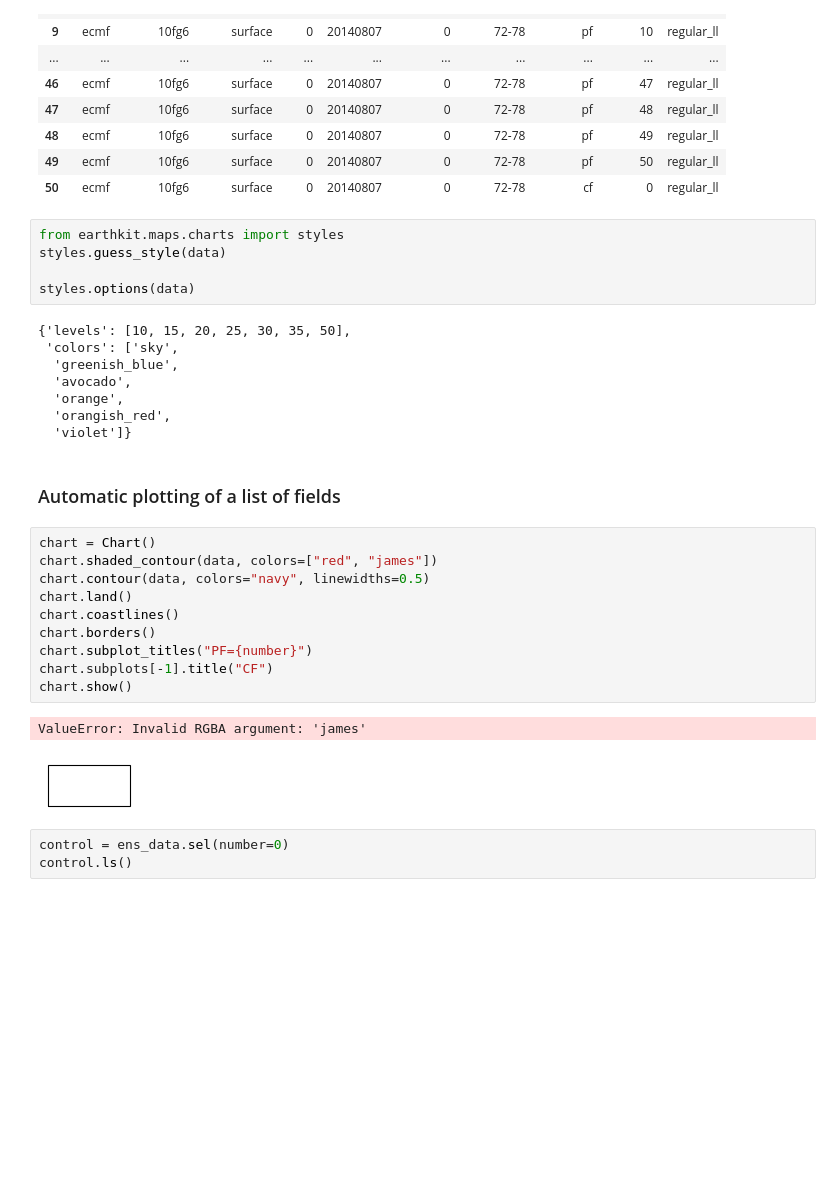
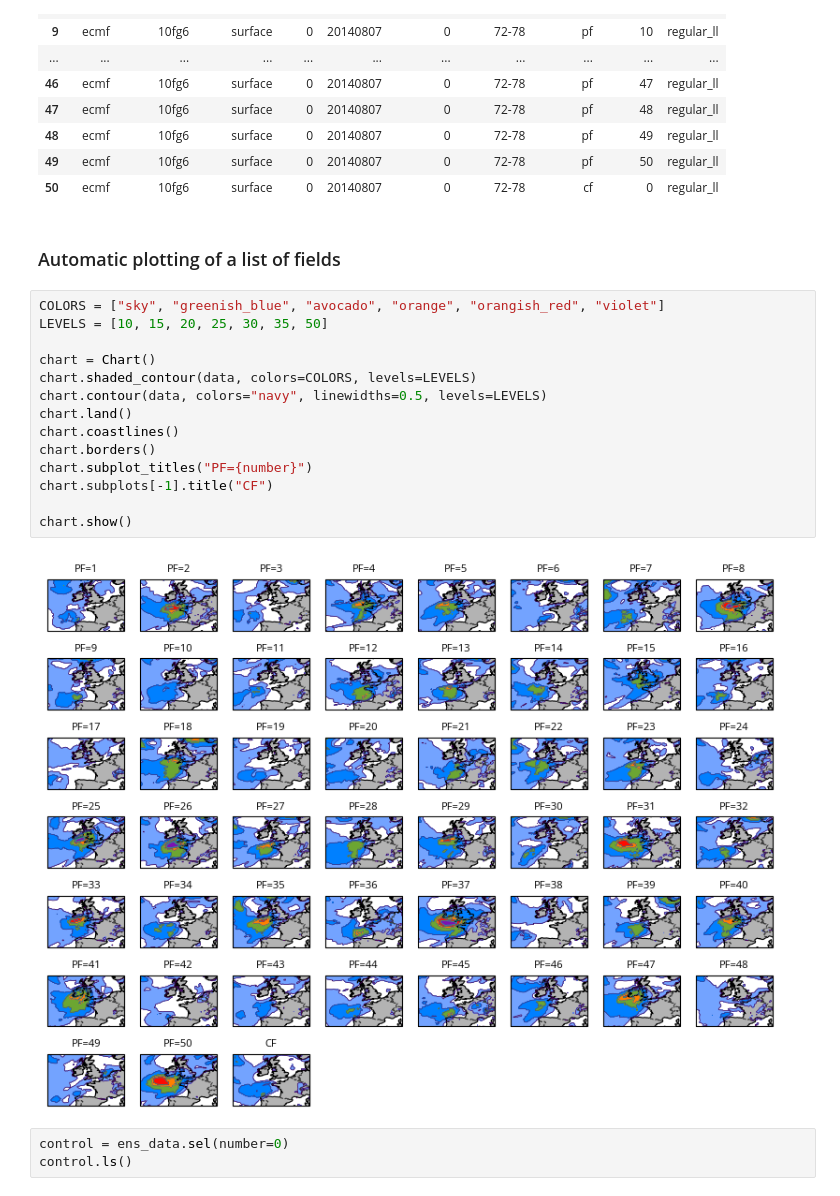
Before and after one commit to ecmwf/earthkit-maps, a Jupyter notebook: docs/examples/fieldlist-input.ipynb, the cells around one changed output. Drawn from its saved outputs; the diff is of its cells as text; blank space fills up the shorter version.

```diff
--- a/docs/examples/fieldlist-input.ipynb
+++ b/docs/examples/fieldlist-input.ipynb
@@ -25,34 +25,24 @@ data.ls()
 | 48 | ecmf | 10fg6 | surface | 0 | 20140807 | 0 | 72-78 | pf | 49 | regular_ll |
 | 49 | ecmf | 10fg6 | surface | 0 | 20140807 | 0 | 72-78 | pf | 50 | regular_ll |
 | 50 | ecmf | 10fg6 | surface | 0 | 20140807 | 0 | 72-78 | cf | 0 | regular_ll |
-# %%
-from earthkit.maps.charts import styles
-styles.guess_style(data)
-
-styles.options(data)
-# %% [output]
-{'levels': [10, 15, 20, 25, 30, 35, 50],
- 'colors': ['sky',
-  'greenish_blue',
-  'avocado',
-  'orange',
-  'orangish_red',
-  'violet']}
 # %% [markdown]
 ### Automatic plotting of a list of fields
 # %%
+COLORS = ["sky", "greenish_blue", "avocado", "orange", "orangish_red", "violet"]
+LEVELS = [10, 15, 20, 25, 30, 35, 50]
+
 chart = Chart()
-chart.shaded_contour(data, colors=["red", "james"])
-chart.contour(data, colors="navy", linewidths=0.5)
+chart.shaded_contour(data, colors=COLORS, levels=LEVELS)
+chart.contour(data, colors="navy", linewidths=0.5, levels=LEVELS)
 chart.land()
 chart.coastlines()
 chart.borders()
 chart.subplot_titles("PF={number}")
 chart.subplots[-1].title("CF")
+
 chart.show()
 # %% [output]
-ValueError: Invalid RGBA argument: 'james'
-[figure, old version]
+[figure, new version]
 # %%
 control = ens_data.sel(number=0)
 control.ls()
```
Also changed, not shown: parts of 2 cells of this notebook, 1 other file.
